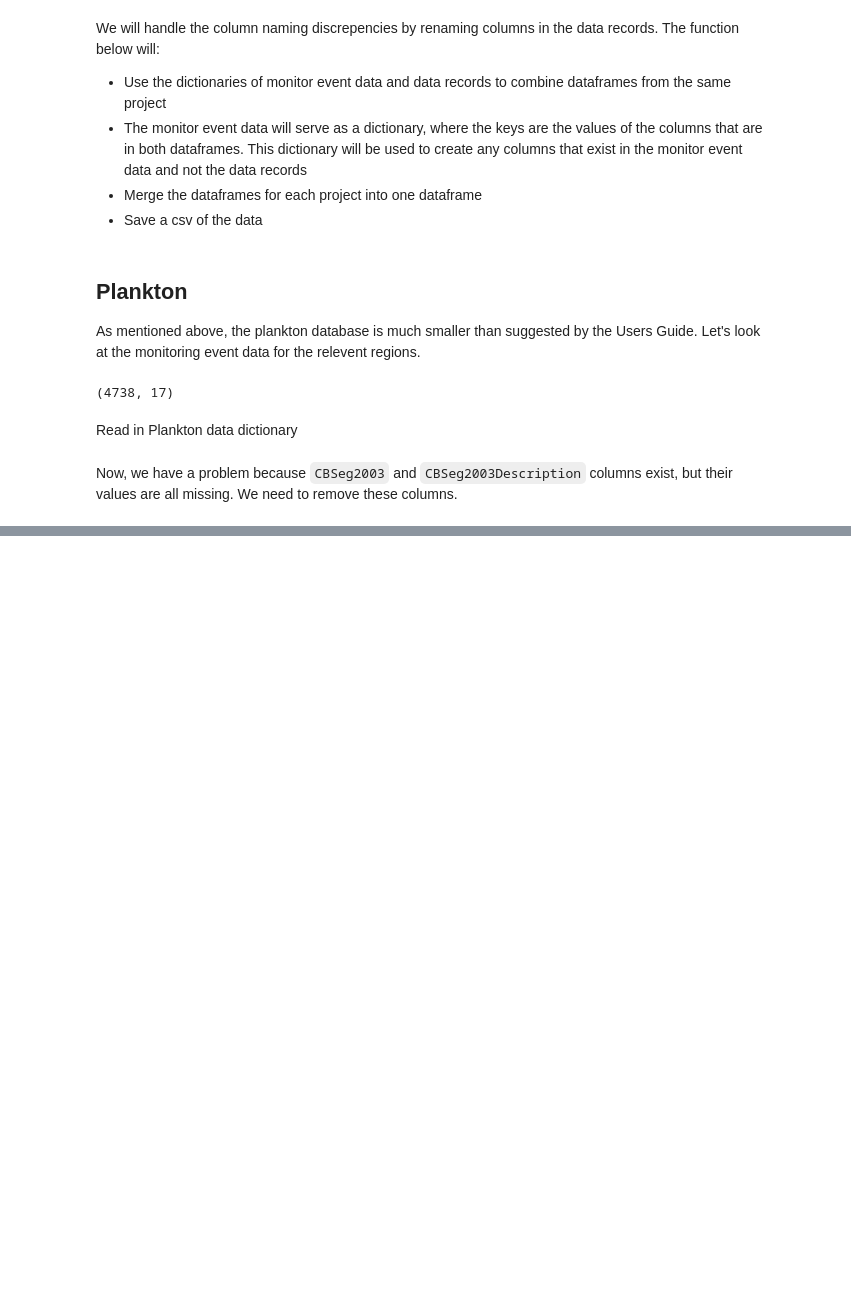
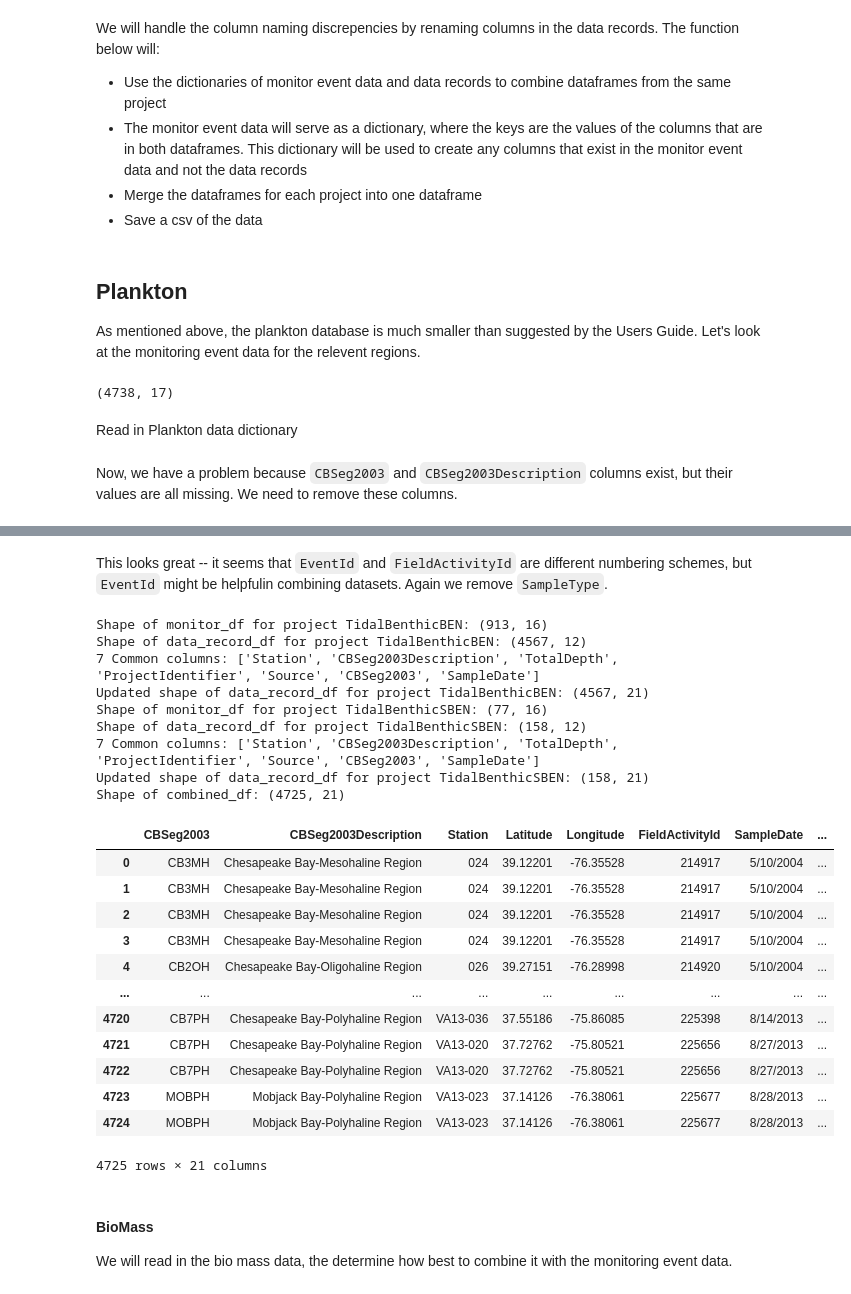
Before and after one commit to new-atlantis-labs/na-erdos-fellows-monorepo, a Jupyter notebook: notebooks/plank_ChesapeakeBayProjectFollowingUserGuide.ipynb, the cells around one changed output, grey strips where cells are left out. Drawn from its saved outputs; the diff is of its cells as text; code cells hidden in the pictures; blank space fills up the shorter version.

```diff
--- a/notebooks/plank_ChesapeakeBayProjectFollowingUserGuide.ipynb
+++ b/notebooks/plank_ChesapeakeBayProjectFollowingUserGuide.ipynb
@@ -326,0 +362,6 @@ Shape of combined_df: (93467, 30)
+# %%
+start_date = datetime(2004, 1, 1)
+end_date = datetime(2024, 8, 3)
+projectList_TidalBenthic = ['BEN','SBEN']
+
+benthic_monitor_events_dict = fetch_monitor_data_by_project("TidalBenthic",projectList_TidalBenthic,start_date,end_date)
@@ -326,0 +370,2 @@ Shape of combined_df: (93467, 30)
+# %%
+benthic_monitor_events_dict = remove_columns_from_dict(benthic_monitor_events_dict,['SampleType'])
@@ -326,0 +391,10 @@ Shape of combined_df: (93467, 30)
+# %%
+sediment_data_dict = fetch_recorded_data_by_project('TidalBenthic','Sediment',projectList_TidalBenthic,start_date,end_date)
+
+for key, value in sediment_data_dict.items():
+    df = sediment_data_dict[key]
+    # Remove columns with only empty string values
+    df = df.loc[:, ~(df.isin(['', np.nan, None]).all(axis=0))]
+    # Update the dictionary with the modified DataFrame
+    sediment_data_dict[key] = df
+    print(df.columns)
@@ -326,0 +412,34 @@ Shape of combined_df: (93467, 30)
+# %% [markdown]
+This looks great -- it seems that `EventId` and `FieldActivityId` are different numbering schemes, but `EventId` might be helpfulin combining datasets. Again we remove `SampleType`.
+# %%
+sediment_data_dict = remove_columns_from_dict(sediment_data_dict,['SampleType'])
+# %%
+output_file ="../data/plank_ChesapeakeBenthicSediment.csv"
+merge_and_save_data(benthic_monitor_events_dict, sediment_data_dict, output_file)
+# %% [output]
+Shape of monitor_df for project TidalBenthicBEN: (913, 16)
+Shape of data_record_df for project TidalBenthicBEN: (4567, 12)
+7 Common columns: ['Station', 'CBSeg2003Description', 'TotalDepth', 'ProjectIdentifier', 'Source', 'CBSeg2003', 'SampleDate']
+Updated shape of data_record_df for project TidalBenthicBEN: (4567, 21)
+Shape of monitor_df for project TidalBenthicSBEN: (77, 16)
+Shape of data_record_df for project TidalBenthicSBEN: (158, 12)
+7 Common columns: ['Station', 'CBSeg2003Description', 'TotalDepth', 'ProjectIdentifier', 'Source', 'CBSeg2003', 'SampleDate']
+Updated shape of data_record_df for project TidalBenthicSBEN: (158, 21)
+Shape of combined_df: (4725, 21)
+|  | CBSeg2003 | CBSeg2003Description | Station | Latitude | Longitude | FieldActivityId | SampleDate | ... |
+| 0 | CB3MH | Chesapeake Bay-Mesohaline Region | 024 | 39.12201 | -76.35528 | 214917 | 5/10/2004 | ... |
+| 1 | CB3MH | Chesapeake Bay-Mesohaline Region | 024 | 39.12201 | -76.35528 | 214917 | 5/10/2004 | ... |
+| 2 | CB3MH | Chesapeake Bay-Mesohaline Region | 024 | 39.12201 | -76.35528 | 214917 | 5/10/2004 | ... |
+| 3 | CB3MH | Chesapeake Bay-Mesohaline Region | 024 | 39.12201 | -76.35528 | 214917 | 5/10/2004 | ... |
+| 4 | CB2OH | Chesapeake Bay-Oligohaline Region | 026 | 39.27151 | -76.28998 | 214920 | 5/10/2004 | ... |
+| ... | ... | ... | ... | ... | ... | ... | ... | ... |
+| 4720 | CB7PH | Chesapeake Bay-Polyhaline Region | VA13-036 | 37.55186 | -75.86085 | 225398 | 8/14/2013 | ... |
+| 4721 | CB7PH | Chesapeake Bay-Polyhaline Region | VA13-020 | 37.72762 | -75.80521 | 225656 | 8/27/2013 | ... |
+| 4722 | CB7PH | Chesapeake Bay-Polyhaline Region | VA13-020 | 37.72762 | -75.80521 | 225656 | 8/27/2013 | ... |
+| 4723 | MOBPH | Mobjack Bay-Polyhaline Region | VA13-023 | 37.14126 | -76.38061 | 225677 | 8/28/2013 | ... |
+| 4724 | MOBPH | Mobjack Bay-Polyhaline Region | VA13-023 | 37.14126 | -76.38061 | 225677 | 8/28/2013 | ... |
+4725 rows × 21 columns
+# %% [markdown]
+#### BioMass
+
+We will read in the bio mass data, the determine how best to combine it with the monitoring event data.
```
Also changed, not shown: parts of 29 cells of this notebook, 5 other files.
